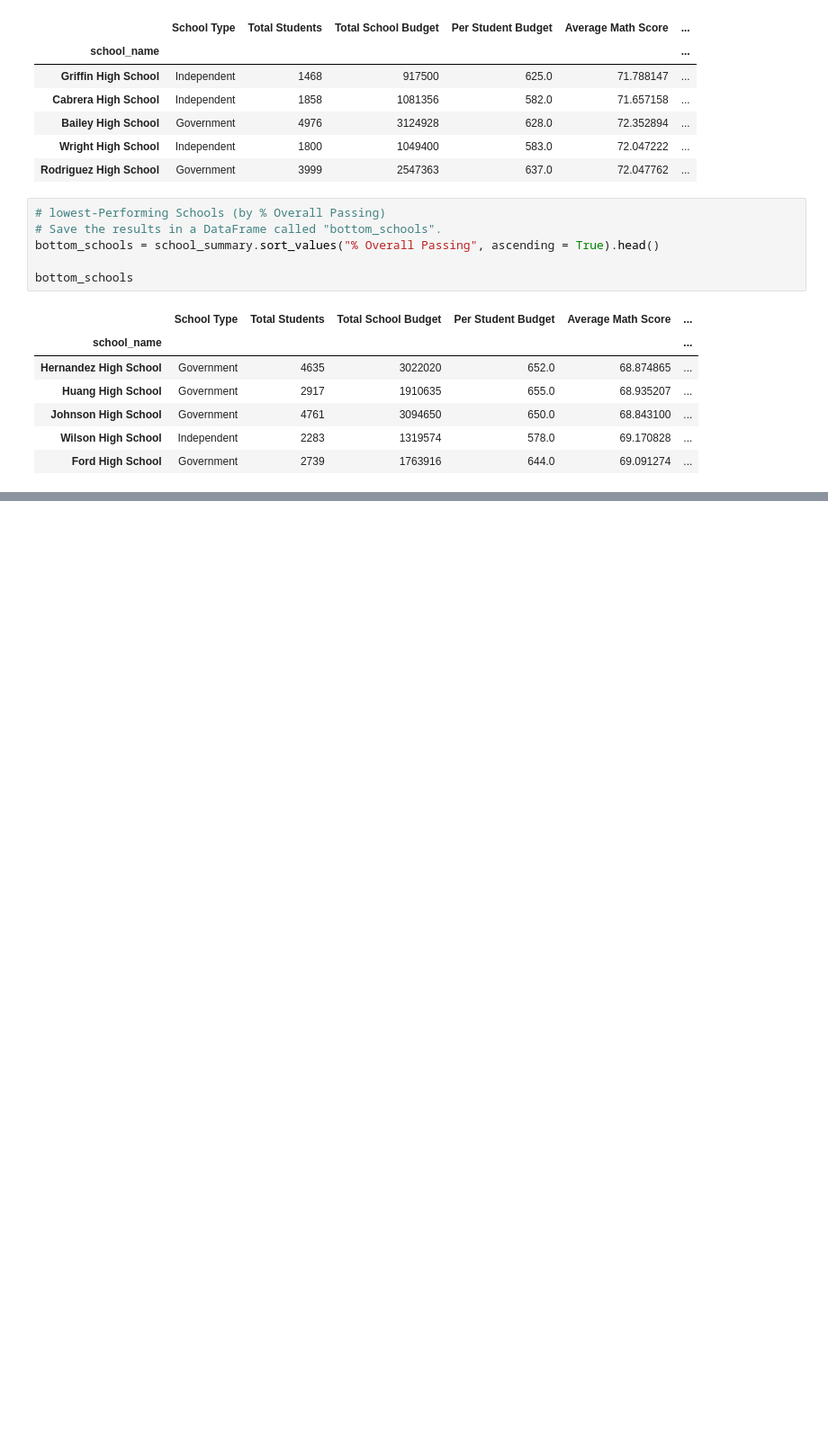
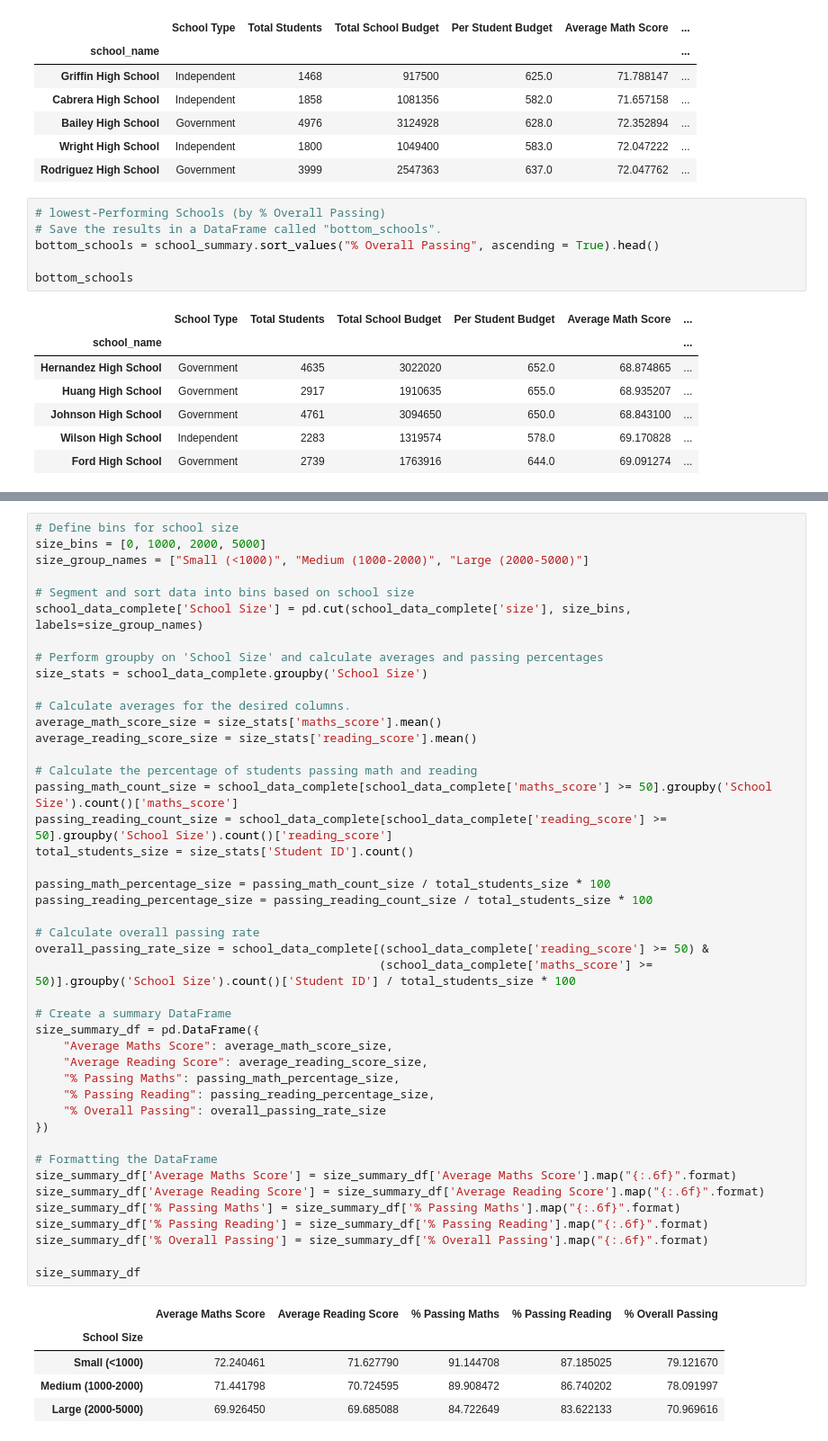
Before and after one commit to abe12monash/pandas-challenge, a Jupyter notebook: Untitled-1.ipynb, the cells around one changed output, grey strips where cells are left out. Shown at 90% size. Cells and saved outputs as stored; diff of their text form; blank space fills up the shorter version.

```diff
--- a/Untitled-1.ipynb
+++ b/Untitled-1.ipynb
@@ -409,0 +563,50 @@ bottom_schools
+# %%
+# Define bins for school size
+size_bins = [0, 1000, 2000, 5000]
+size_group_names = ["Small (<1000)", "Medium (1000-2000)", "Large (2000-5000)"]
+
+# Segment and sort data into bins based on school size
+school_data_complete['School Size'] = pd.cut(school_data_complete['size'], size_bins, labels=size_group_names)
+
+# Perform groupby on 'School Size' and calculate averages and passing percentages
+size_stats = school_data_complete.groupby('School Size')
+
+# Calculate averages for the desired columns.
+average_math_score_size = size_stats['maths_score'].mean()
+average_reading_score_size = size_stats['reading_score'].mean()
+
+# Calculate the percentage of students passing math and reading
+passing_math_count_size = school_data_complete[school_data_complete['maths_score'] >= 50].groupby('School Size').count()['maths_score']
+passing_reading_count_size = school_data_complete[school_data_complete['reading_score'] >= 50].groupby('School Size').count()['reading_score']
+total_students_size = size_stats['Student ID'].count()
+
+passing_math_percentage_size = passing_math_count_size / total_students_size * 100
+passing_reading_percentage_size = passing_reading_count_size / total_students_size * 100
+
+# Calculate overall passing rate
+overall_passing_rate_size = school_data_complete[(school_data_complete['reading_score'] >= 50) &
+                                                 (school_data_complete['maths_score'] >= 50)].groupby('School Size').count()['Student ID'] / total_students_size * 100
+
+# Create a summary DataFrame
+size_summary_df = pd.DataFrame({
+    "Average Maths Score": average_math_score_size,
+    "Average Reading Score": average_reading_score_size,
+    "% Passing Maths": passing_math_percentage_size,
+    "% Passing Reading": passing_reading_percentage_size,
+    "% Overall Passing": overall_passing_rate_size
+})
+
+# Formatting the DataFrame
+size_summary_df['Average Maths Score'] = size_summary_df['Average Maths Score'].map("{:.6f}".format)
+size_summary_df['Average Reading Score'] = size_summary_df['Average Reading Score'].map("{:.6f}".format)
+size_summary_df['% Passing Maths'] = size_summary_df['% Passing Maths'].map("{:.6f}".format)
+size_summary_df['% Passing Reading'] = size_summary_df['% Passing Reading'].map("{:.6f}".format)
+size_summary_df['% Overall Passing'] = size_summary_df['% Overall Passing'].map("{:.6f}".format)
+
+size_summary_df
+# %% [output]
+|  | Average Maths Score | Average Reading Score | % Passing Maths | % Passing Reading | % Overall Passing |
+| School Size |  |  |  |  |  |
+| Small (<1000) | 72.240461 | 71.627790 | 91.144708 | 87.185025 | 79.121670 |
+| Medium (1000-2000) | 71.441798 | 70.724595 | 89.908472 | 86.740202 | 78.091997 |
+| Large (2000-5000) | 69.926450 | 69.685088 | 84.722649 | 83.622133 | 70.969616 |
```
Also changed, not shown: parts of 6 cells of this notebook.
